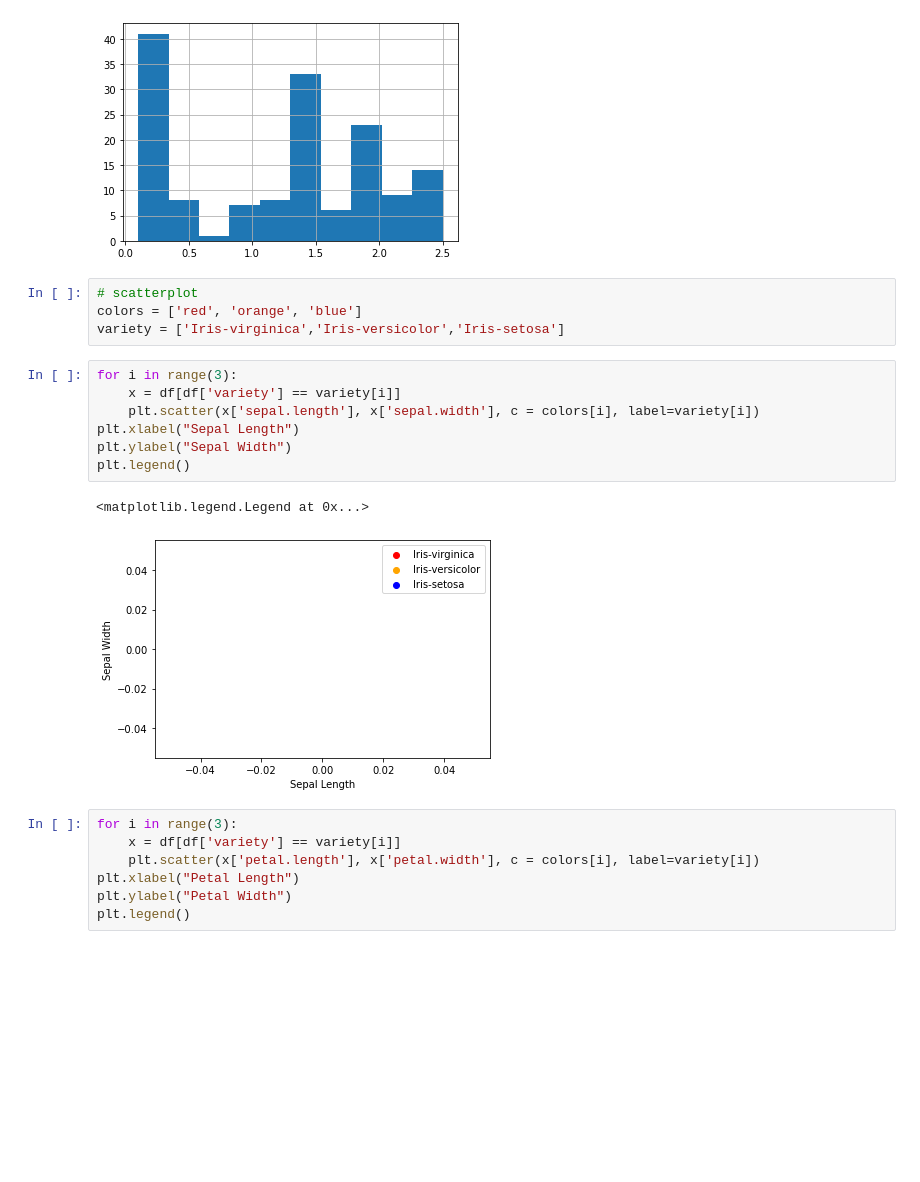
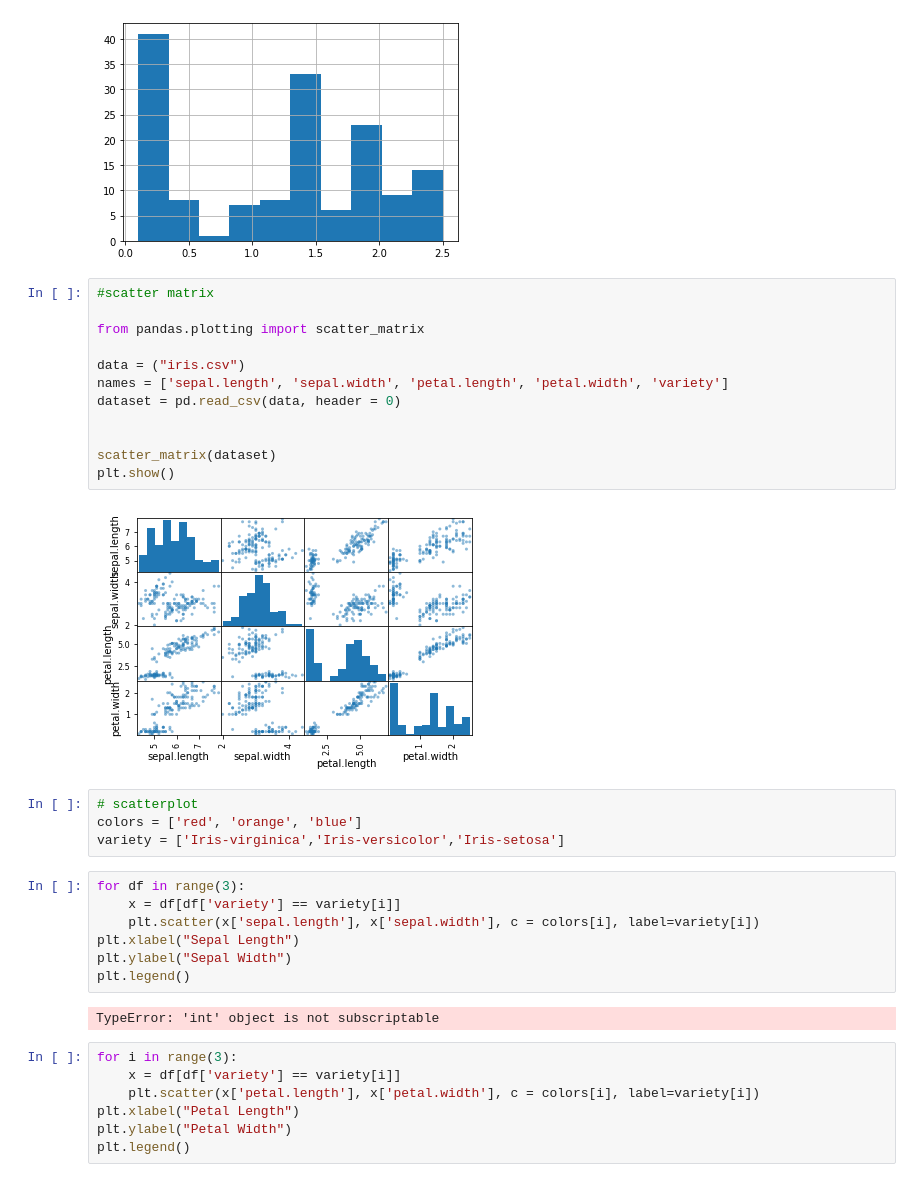
Before and after one commit to benjanning/pands-project, a Jupyter notebook: Project.ipynb, the cells around one changed output. Cells and saved outputs as stored; diff of their text form; blank space fills up the shorter version.

```diff
--- a/Project.ipynb
+++ b/Project.ipynb
@@ -83,20 +83,33 @@ df['petal.width'].hist()
 # %% [output]
 <AxesSubplot:>
 [figure]
+# %%
+#scatter matrix
+
+from pandas.plotting import scatter_matrix
+
+data = ("iris.csv")
+names = ['sepal.length', 'sepal.width', 'petal.length', 'petal.width', 'variety']
+dataset = pd.read_csv(data, header = 0)
+
+
+scatter_matrix(dataset)
+plt.show()
+# %% [output]
+[figure, added]
 # %%
 # scatterplot
 colors = ['red', 'orange', 'blue']
 variety = ['Iris-virginica','Iris-versicolor','Iris-setosa']
 # %%
-for i in range(3):
+for df in range(3):
     x = df[df['variety'] == variety[i]]
     plt.scatter(x['sepal.length'], x['sepal.width'], c = colors[i], label=variety[i])
 plt.xlabel("Sepal Length")
 plt.ylabel("Sepal Width")
 plt.legend()
 # %% [output]
-<matplotlib.legend.Legend at 0x...>
+TypeError: 'int' object is not subscriptable
-[figure, removed]
 # %%
 for i in range(3):
     x = df[df['variety'] == variety[i]]
```
Also changed, not shown: parts of 1 cell of this notebook, 1 other file.
